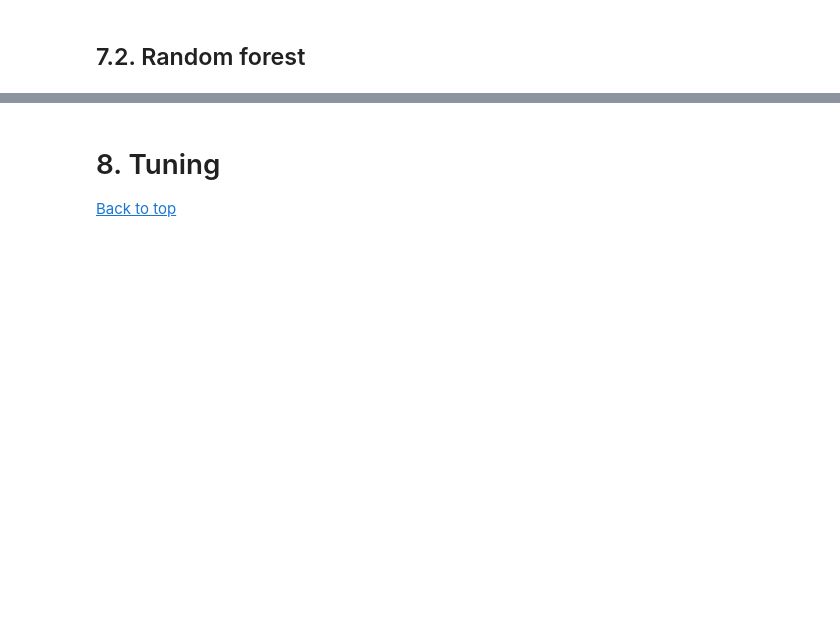
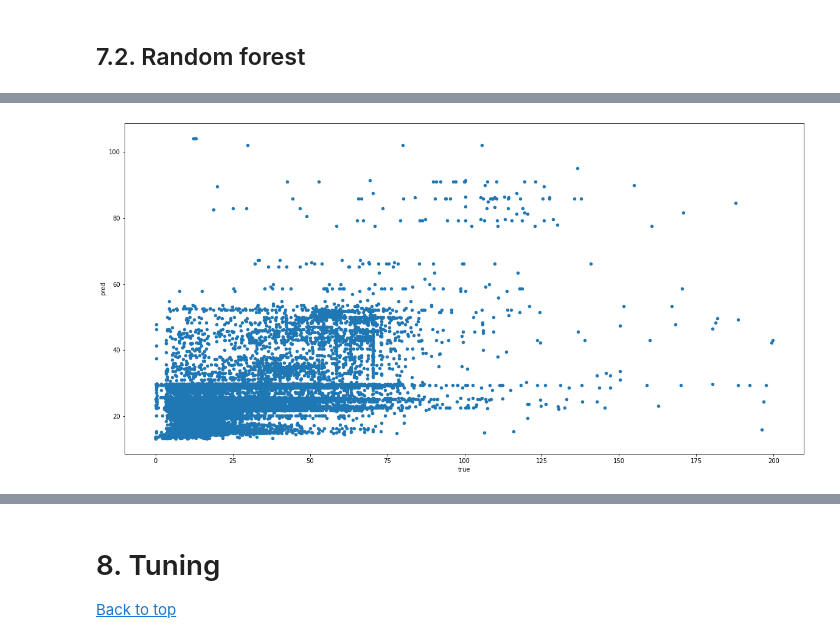
Before and after one commit to soqquadro/nyc-taxi-analysis, a Jupyter notebook: main_notebook.ipynb, the cells around one changed output, grey strips where cells are left out. Cells and saved outputs as stored; diff of their text form; code cells hidden in the pictures; blank space fills up the shorter version.

```diff
--- a/main_notebook.ipynb
+++ b/main_notebook.ipynb
@@ -466,0 +965,8 @@ results.plot(figsize=(20,10), kind='scatter', x='true', y='pred');
+# %%
+data = {'true': y_test, 'pred': y_pred}
+
+results = pd.DataFrame(data)
+
+results.plot(figsize=(20,10), kind='scatter', x='true', y='pred');
+# %% [output]
+[figure, added]
```
Also changed, not shown: parts of 69 cells of this notebook.
